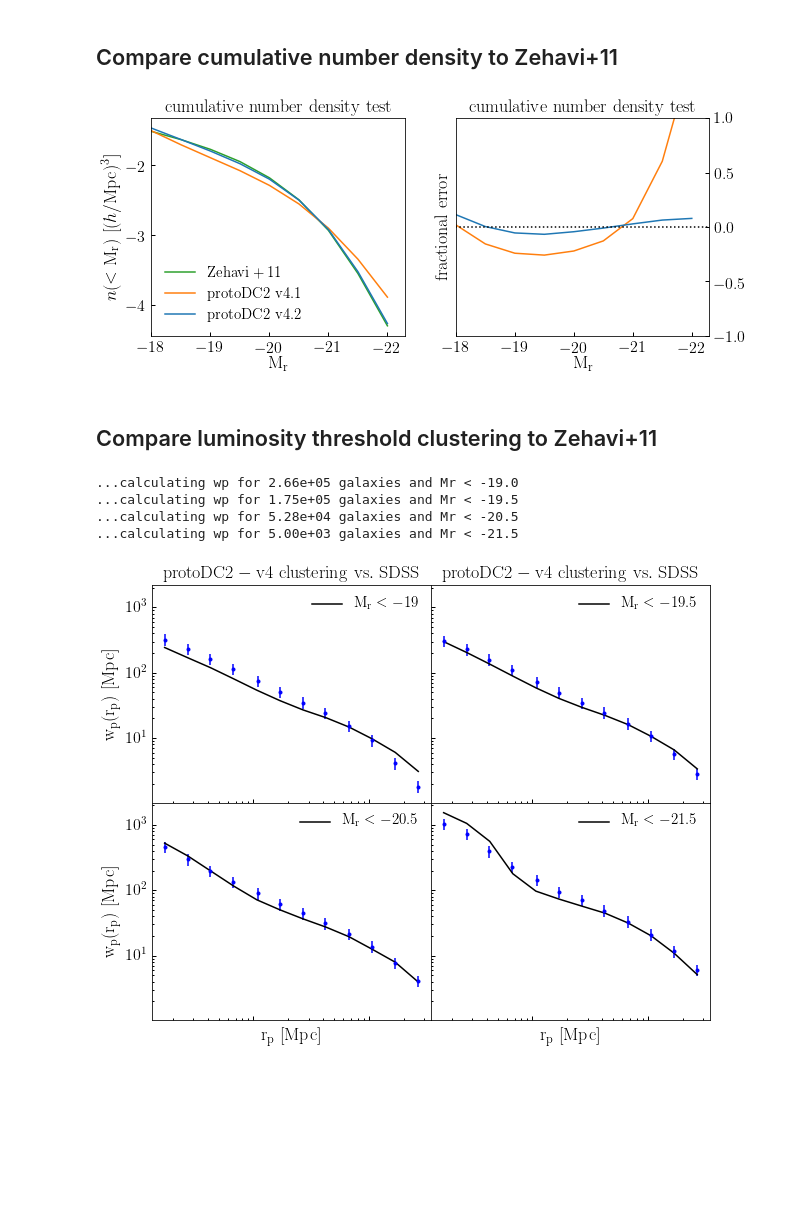
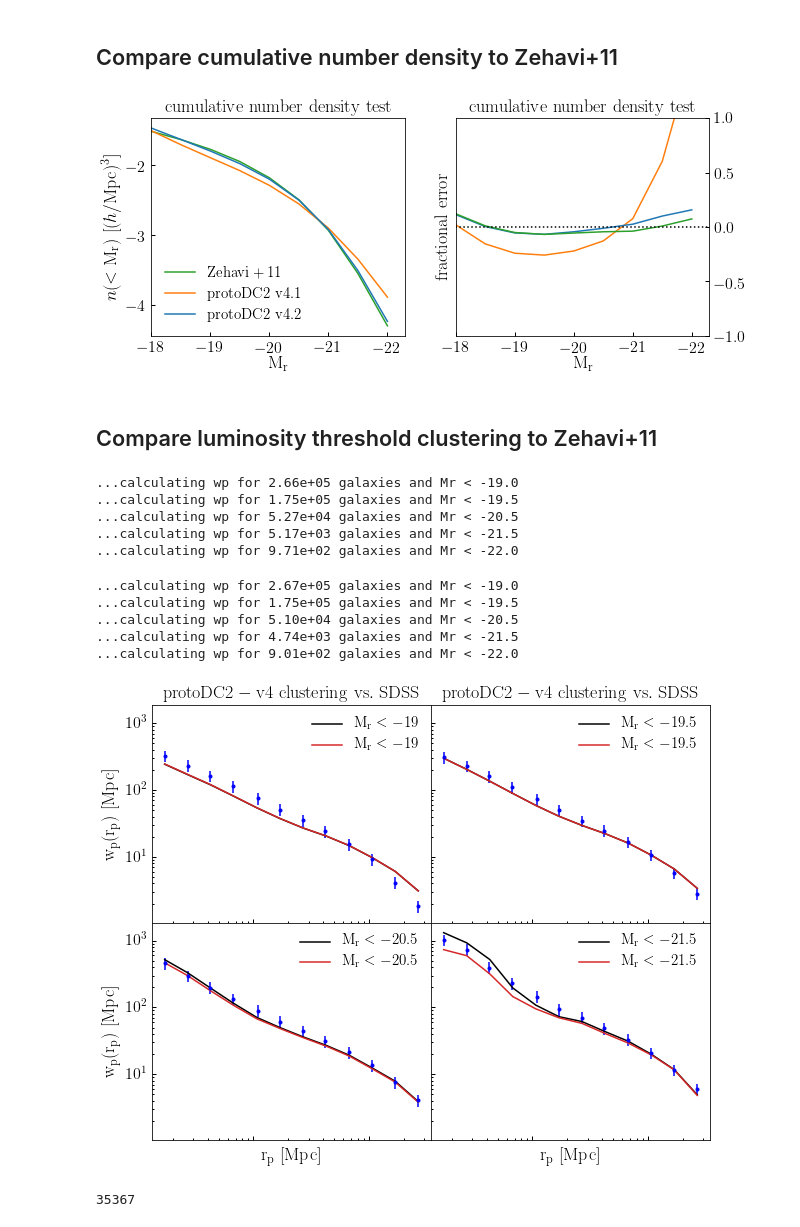
Before and after one commit to LSSTDESC/cosmodc2, a Jupyter notebook: notebooks/v4_mr_mstar_calibration_snapshots.ipynb, the cells around one changed output. Cells and saved outputs as stored; diff of their text form; code cells hidden in the pictures; blank space fills up the shorter version.

```diff
--- a/notebooks/v4_mr_mstar_calibration_snapshots.ipynb
+++ b/notebooks/v4_mr_mstar_calibration_snapshots.ipynb
@@ -113,6 +149,8 @@ from cosmodc2.mock_diagnostics import cumulative_nd
 volume_v4 = Lbox**3.
 protoDC2_littleh = 0.7
 cumnd_pdc2_v4p2 = cumulative_nd(mock['new_um_mag_r_rest'],
+                           volume_v4, protoDC2_littleh, lumthresh_h1p0)
+cumnd_pdc2_v4p2b = cumulative_nd(mock['new2_um_mag_r_rest'],
                            volume_v4, protoDC2_littleh, lumthresh_h1p0)
 cumnd_pdc2_v4p1 = cumulative_nd(mock['um_mag_r_rest'],
                            volume_v4, protoDC2_littleh, lumthresh_h1p0)
@@ -127,11 +165,14 @@ __=ax1.plot(lumthresh_h1p0, np.log10(cumnd_pdc2_v4p2),
 
 fracdiff_pdc2_v4p1 = (cumnd_pdc2_v4p1 - cumnd_sdss)/cumnd_sdss
 fracdiff_pdc2_v4p2 = (cumnd_pdc2_v4p2 - cumnd_sdss)/cumnd_sdss
+fracdiff_pdc2_v4p2b = (cumnd_pdc2_v4p2b - cumnd_sdss)/cumnd_sdss
 
 __=ax2.plot(lumthresh_h1p0, fracdiff_pdc2_v4p1,
             label=r'${\rm protoDC2\ v4.1}$', color=morange)
 __=ax2.plot(lumthresh_h1p0, fracdiff_pdc2_v4p2,
             label=r'${\rm protoDC2\ v4.2}$', color=mblue)
+__=ax2.plot(lumthresh_h1p0, fracdiff_pdc2_v4p2b,
+            label=r'${\rm protoDC2\ v4.2b}$', color=mgreen)
 __=ax2.plot(np.linspace(-100, 100, 100), np.zeros(100), ':', color='k')
 
 legend = ax1.legend()
@@ -145,7 +186,7 @@ ax2.yaxis.tick_right()
 xlim1 = ax1.set_xlim(-18, -22.3)
 ylim2 = ax2.set_ylim(-1, 1)
 # %% [output]
-[figure, old version]
+[figure, new version]
 # %% [markdown]
 ## Compare luminosity threshold clustering to Zehavi+11
 # %%
@@ -163,11 +204,37 @@ rp_mids, wp_v4_20p5 = zehavi_wp(x, y, z, vz,
             period, magr, -20.5, protoDC2_littleh)
 rp_mids, wp_v4_21p5 = zehavi_wp(x, y, z, vz,
             period, magr, -21.5, protoDC2_littleh)
+rp_mids, wp_v4_22p0 = zehavi_wp(x, y, z, vz,
+            period, magr, -22.0, protoDC2_littleh)
 # %% [output]
 ...calculating wp for 2.66e+05 galaxies and Mr < -19.0
 ...calculating wp for 1.75e+05 galaxies and Mr < -19.5
-...calculating wp for 5.28e+04 galaxies and Mr < -20.5
-...calculating wp for 5.00e+03 galaxies and Mr < -21.5
+...calculating wp for 5.27e+04 galaxies and Mr < -20.5
+...calculating wp for 5.17e+03 galaxies and Mr < -21.5
+...calculating wp for 9.71e+02 galaxies and Mr < -22.0
+# %%
+from cosmodc2.mock_diagnostics import zehavi_wp
+
+period = Lbox
+x, y, z, vz = mock['x'], mock['y'], mock['z'], mock['vz']
+magr = mock['new2_um_mag_r_rest']
+
+rp_mids, wp_v4b_19p0 = zehavi_wp(x, y, z, vz,
+            period, magr, -19.0, protoDC2_littleh)
+rp_mids, wp_v4b_19p5 = zehavi_wp(x, y, z, vz,
+            period, magr, -19.5, protoDC2_littleh)
+rp_mids, wp_v4b_20p5 = zehavi_wp(x, y, z, vz,
+            period, magr, -20.5, protoDC2_littleh)
+rp_mids, wp_v4b_21p5 = zehavi_wp(x, y, z, vz,
+            period, magr, -21.5, protoDC2_littleh)
+rp_mids, wp_v4b_22p0 = zehavi_wp(x, y, z, vz,
+            period, magr, -22.0, protoDC2_littleh)
+# %% [output]
+...calculating wp for 2.67e+05 galaxies and Mr < -19.0
+...calculating wp for 1.75e+05 galaxies and Mr < -19.5
+...calculating wp for 5.10e+04 galaxies and Mr < -20.5
+...calculating wp for 4.74e+03 galaxies and Mr < -21.5
+...calculating wp for 9.01e+02 galaxies and Mr < -22.0
 # %%
 from cosmodc2.sdss_colors.sdss_measurements import rp as rp_zehavi
 from cosmodc2.sdss_colors import zehavi11_clustering
@@ -179,6 +246,7 @@ wp_zehavi_20p0 = zehavi11_clustering(-20.0)
 wp_zehavi_20p5 = zehavi11_clustering(-20.5)
 wp_zehavi_21p0 = zehavi11_clustering(-21.0)
 wp_zehavi_21p5 = zehavi11_clustering(-21.5)
+wp_zehavi_22p0 = zehavi11_clustering(-21.5)
 
 fig, _axes = plt.subplots(2, 2, figsize=(10, 8), sharex=True, sharey=True)
 fig.subplots_adjust(hspace=0)
@@ -191,33 +259,49 @@ for ax in axes:
 
 
 __=ax1.plot(rp_mids, wp_v4_19p0,  color='k', label=r'${\rm M_{r} < -19}$')
+__=ax1.plot(rp_mids, wp_v4b_19p0,  color=mred, label=r'${\rm M_{r} < -19}$')
 __=ax1.errorbar(rp_zehavi, wp_zehavi_19p0, 0.2*wp_zehavi_19p0,
                fmt='.', color='blue')
 
 __=ax2.plot(rp_mids, wp_v4_19p5,  color='k', label=r'${\rm M_{r} < -19.5}$')
+__=ax2.plot(rp_mids, wp_v4b_19p5,  color=mred, label=r'${\rm M_{r} < -19.5}$')
 __=ax2.errorbar(rp_zehavi, wp_zehavi_19p5, 0.2*wp_zehavi_19p5,
                fmt='.', color='blue')
 
 __=ax3.plot(rp_mids, wp_v4_20p5,  color='k', label=r'${\rm M_{r} < -20.5}$')
+__=ax3.plot(rp_mids, wp_v4b_20p5,  color=mred, label=r'${\rm M_{r} < -20.5}$')
 __=ax3.errorbar(rp_zehavi, wp_zehavi_20p5, 0.2*wp_zehavi_20p5,
                fmt='.', color='blue')
 
 __=ax4.plot(rp_mids, wp_v4_21p5,  color='k', label=r'${\rm M_{r} < -21.5}$')
+__=ax4.plot(rp_mids, wp_v4b_21p5,  color=mred, label=r'${\rm M_{r} < -21.5}$')
 __=ax4.errorbar(rp_zehavi, wp_zehavi_21p5, 0.2*wp_zehavi_21p5,
                fmt='.', color='blue')
+
+# __=ax4.plot(rp_mids, wp_v4_22p0,  color='k', label=r'${\rm M_{r} < -22}$')
+# __=ax4.plot(rp_mids, wp_v4b_22p0,  color=mred, label=r'${\rm M_{r} < -22}$')
+# __=ax4.errorbar(rp_zehavi, wp_zehavi_22p0, 0.2*wp_zehavi_22p0,
+#                fmt='.', color='blue')
 
 for ax in axes:
     leg = ax.legend()
 
 title1 = ax1.set_title(r'${\rm protoDC2-v4\ clustering\ vs.\ SDSS}$')
 title2 = ax2.set_title(r'${\rm protoDC2-v4\ clustering\ vs.\ SDSS}$')
 
 xlabel3 = ax3.set_xlabel(r'${\rm r_p\ [Mpc]}$')
 xlabel4 = ax4.set_xlabel(r'${\rm r_p\ [Mpc]}$')
 ylabel1 = ax1.set_ylabel(r'${\rm w_p(r_p)\ [Mpc]}$')
 ylabel3 = ax3.set_ylabel(r'${\rm w_p(r_p)\ [Mpc]}$')
 
 __=ax1.set_xticklabels([''])
 __=ax2.set_xticklabels([''])
+
+# figname = 'tmp_clustering.pdf'
+# fig.savefig(figname, bbox_extra_artists=[xlabel, ylabel], bbox_inches='tight')
 # %% [output]
-[figure, old version]
+[figure, new version]
+# %%
+np.count_nonzero(mock['new_um_mag_r_rest']<-21.5)
+# %% [output]
+35367
```
Also changed, not shown: parts of 3 cells of this notebook, 2 other files.
